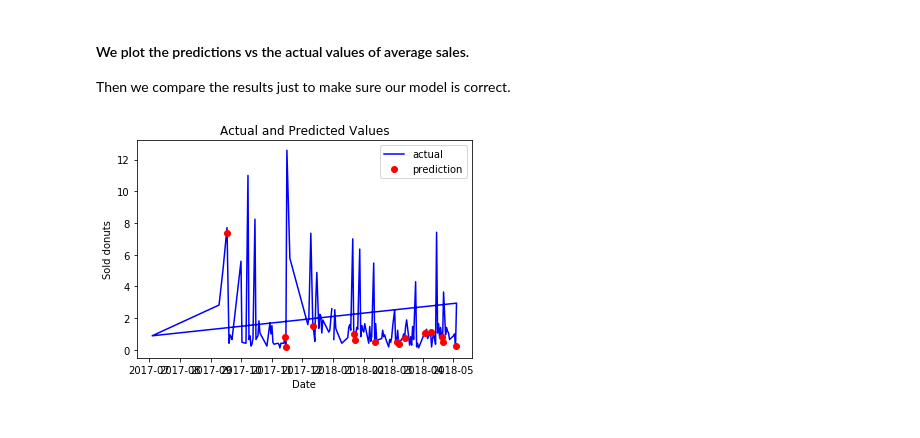
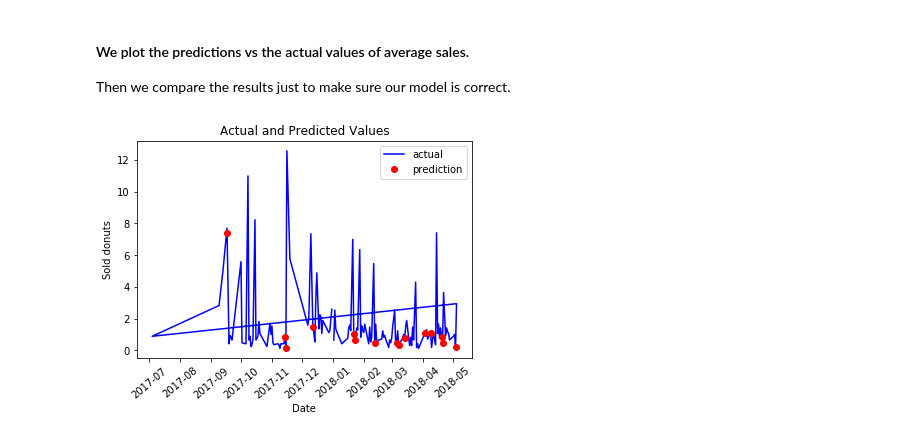
Before and after one commit to JRC2307/inteliDono, a Jupyter notebook: intelliDono.ipynb, the cells around one changed output. Saved outputs shown, nothing was run; the diff lists cells and outputs as text; code cells hidden in the pictures.

```diff
--- a/intelliDono.ipynb
+++ b/intelliDono.ipynb
@@ -169,9 +169,10 @@ Then we compare the results just to make sure our model is correct.
 # %%
 plt.plot(true_data['date'], true_data['actual'], 'b-', label = 'actual')
 
 plt.plot(predictions_data['date'], predictions_data['prediction'], 'ro', label = 'prediction')
+plt.xticks(rotation = '40');
 plt.legend()
 
 plt.xlabel('Date'); plt.ylabel('Sold donuts'); plt.title('Actual and Predicted Values');
 # %% [output]
-[figure, old version]
+[figure, new version]
```
Also changed, not shown: 1 other file.
